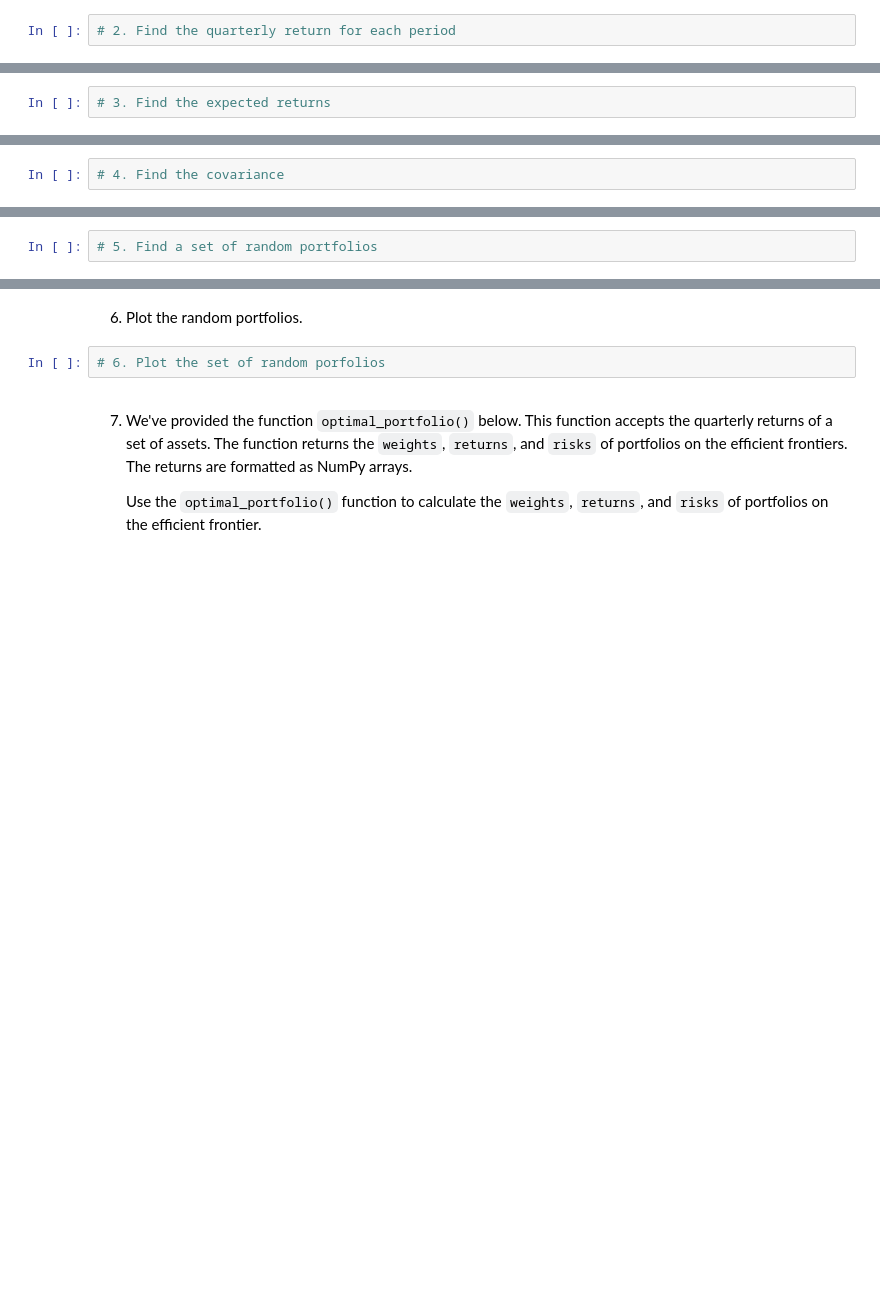
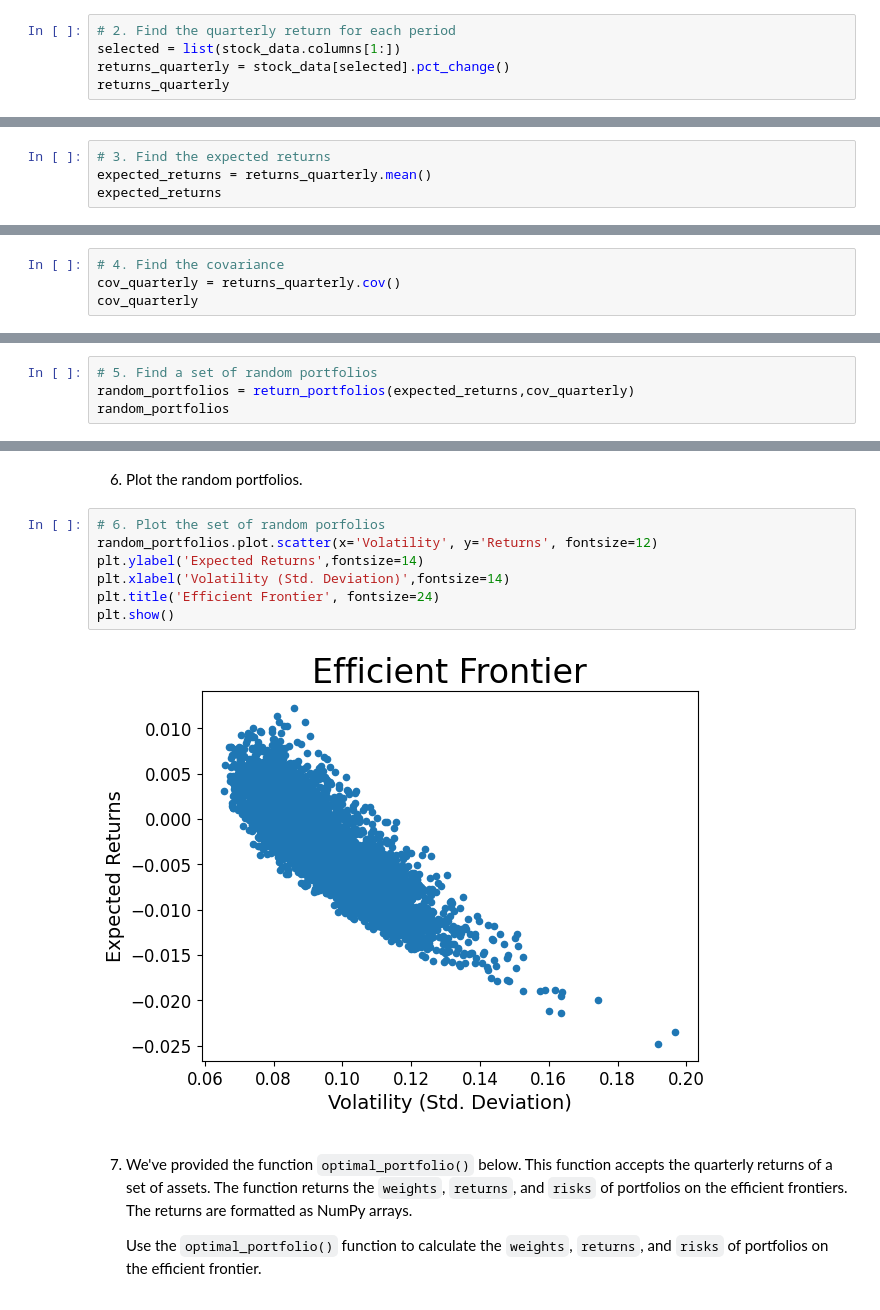
Before and after one commit to vhurdaneta/Mean-Variance-Optimization-Project-.-Analyze-Financial-Data-with-Python, a Jupyter notebook: Mean Variance Optimization.ipynb, the cells around one changed output, grey strips where cells are left out. Saved outputs shown, nothing was run; the diff lists cells and outputs as text; blank space fills up the shorter version.

```diff
--- a/Mean Variance Optimization.ipynb
+++ b/Mean Variance Optimization.ipynb
@@ -23,3 +32,6 @@ import numpy as np
 2. Find the quarterly returns over each period for all assets in `stock_data`. Save the result to `returns_quarterly`.
 # %%
 # 2. Find the quarterly return for each period
+selected = list(stock_data.columns[1:])
+returns_quarterly = stock_data[selected].pct_change()
+returns_quarterly
@@ -27,3 +57,5 @@ import numpy as np
 3. Find the expected return for each asset and save the result to `expected_returns`.
 # %%
 # 3. Find the expected returns
+expected_returns = returns_quarterly.mean()
+expected_returns
@@ -31,3 +70,5 @@ import numpy as np
 4. Find the covariance of the quarterly returns over each period and save the result to `cov_quarterly`.
 # %%
 # 4. Find the covariance
+cov_quarterly = returns_quarterly.cov()
+cov_quarterly
@@ -69,3 +117,5 @@ def return_portfolios(expected_returns, cov_matrix):
     return df
 # %%
 # 5. Find a set of random portfolios
+random_portfolios = return_portfolios(expected_returns,cov_quarterly)
+random_portfolios
@@ -72,7 +136,14 @@ def return_portfolios(expected_returns, cov_matrix):
 # %% [markdown]
 6. Plot the random portfolios.
-# %%
-# 6. Plot the set of random porfolios
+# %%
+# 6. Plot the set of random porfolios
+random_portfolios.plot.scatter(x='Volatility', y='Returns', fontsize=12)
+plt.ylabel('Expected Returns',fontsize=14)
+plt.xlabel('Volatility (Std. Deviation)',fontsize=14)
+plt.title('Efficient Frontier', fontsize=24)
+plt.show()
+# %% [output]
+[figure, added]
 # %% [markdown]
 7. We've provided the function `optimal_portfolio()` below. This function accepts the quarterly returns of a set of assets. The function returns the `weights`, `returns`, and `risks` of portfolios on the efficient frontiers. The returns are formatted as NumPy arrays.
 
```
Also changed, not shown: parts of 14 cells of this notebook.
